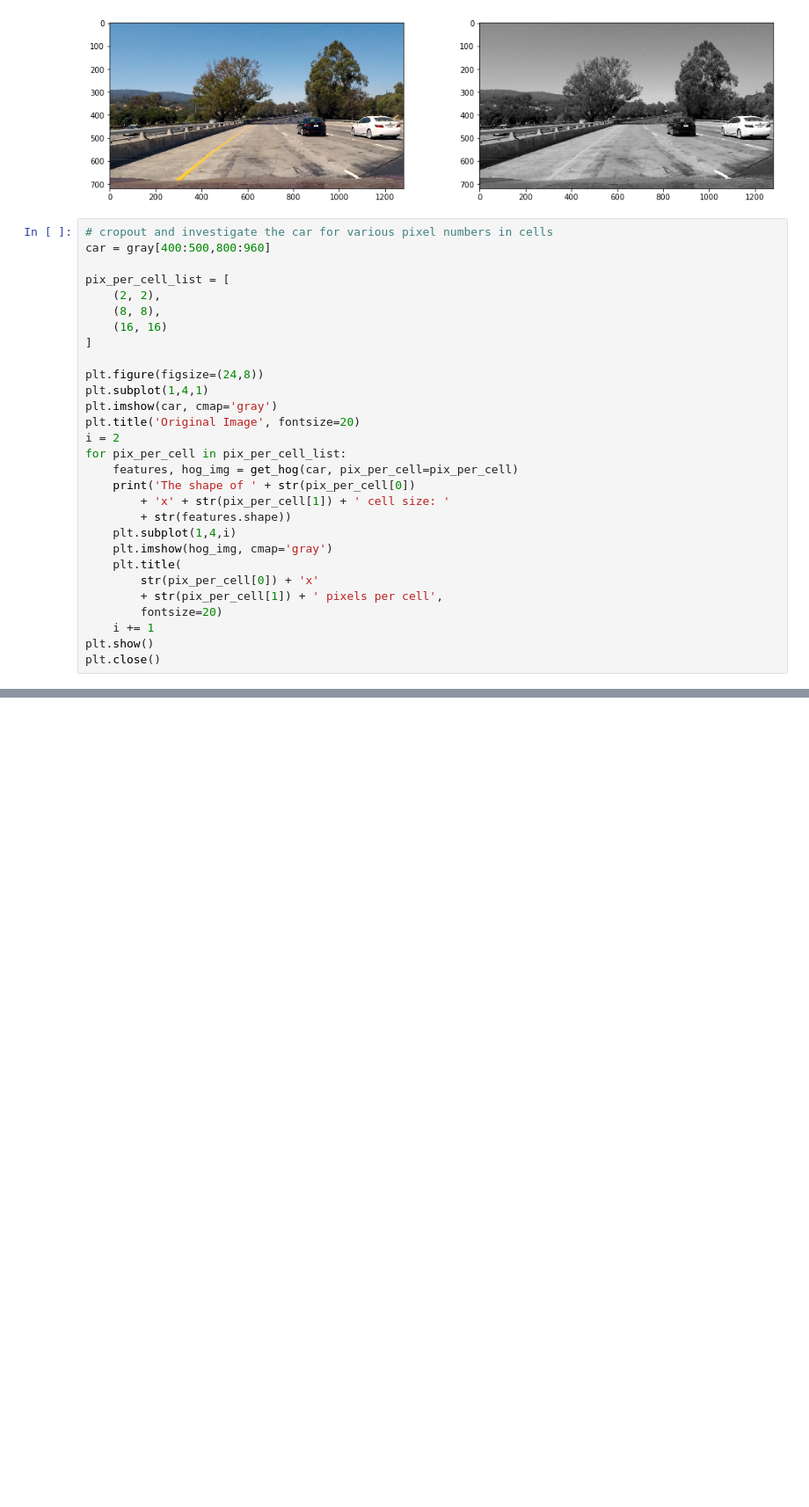
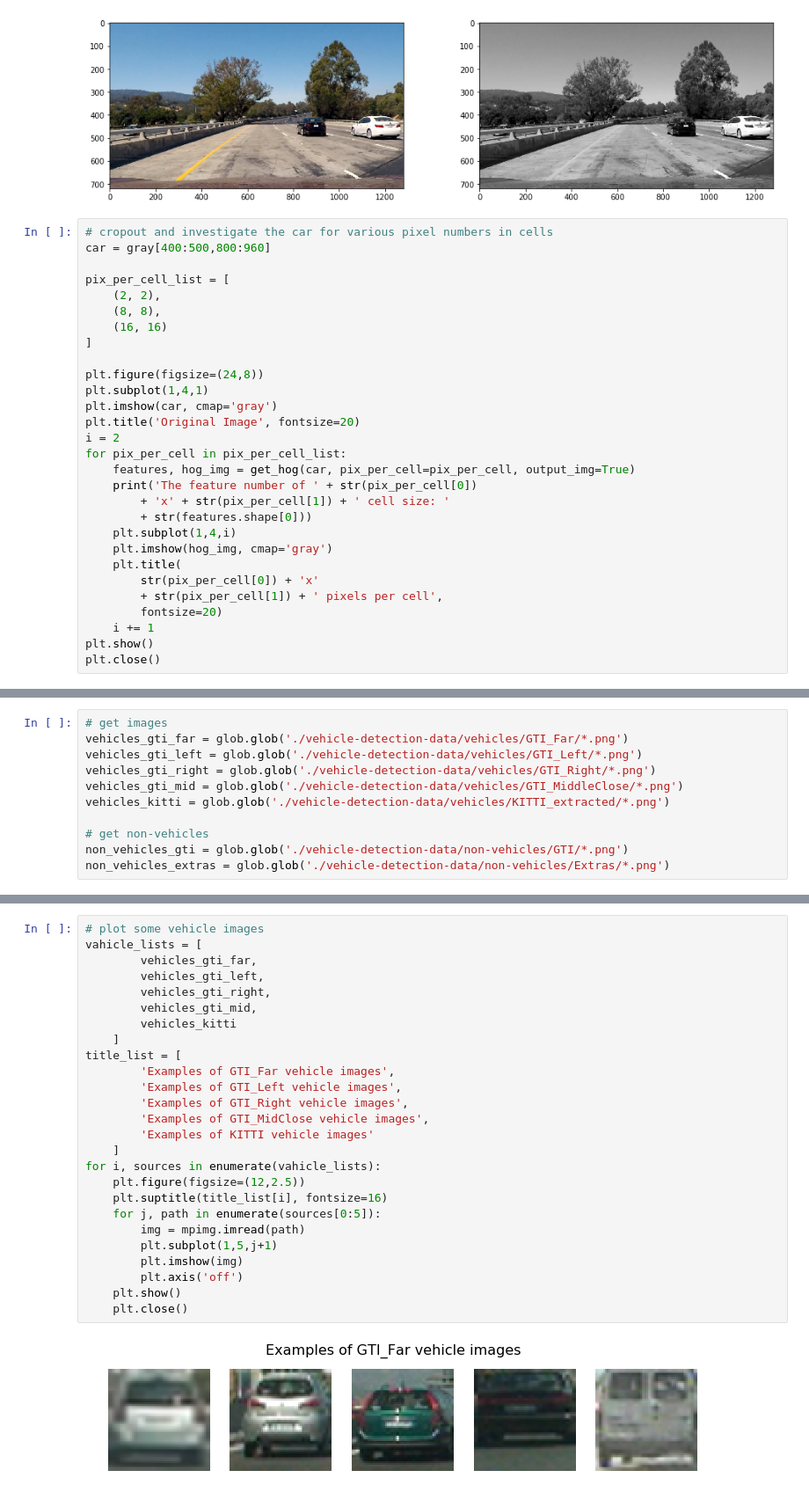
Before and after one commit to musa-atlihan/CarND-Vehicle-Detection, a Jupyter notebook: project-code.ipynb, the cells around one changed output, grey strips where cells are left out. Shown at 88% size. Cells and saved outputs as stored; diff of their text form; blank space fills up the shorter version.

```diff
--- a/project-code.ipynb
+++ b/project-code.ipynb
@@ -68,10 +78,10 @@ plt.imshow(car, cmap='gray')
 plt.title('Original Image', fontsize=20)
 i = 2
 for pix_per_cell in pix_per_cell_list:
-    features, hog_img = get_hog(car, pix_per_cell=pix_per_cell)
-    print('The shape of ' + str(pix_per_cell[0])
+    features, hog_img = get_hog(car, pix_per_cell=pix_per_cell, output_img=True)
+    print('The feature number of ' + str(pix_per_cell[0])
         + 'x' + str(pix_per_cell[1]) + ' cell size: '
-        + str(features.shape))
+        + str(features.shape[0]))
     plt.subplot(1,4,i)
     plt.imshow(hog_img, cmap='gray')
     plt.title(
@@ -90,0 +139,11 @@ The shape of 16x16 cell size: (5, 9, 2, 2, 9)
+# %%
+# get images
+vehicles_gti_far = glob.glob('./vehicle-detection-data/vehicles/GTI_Far/*.png')
+vehicles_gti_left = glob.glob('./vehicle-detection-data/vehicles/GTI_Left/*.png')
+vehicles_gti_right = glob.glob('./vehicle-detection-data/vehicles/GTI_Right/*.png')
+vehicles_gti_mid = glob.glob('./vehicle-detection-data/vehicles/GTI_MiddleClose/*.png')
+vehicles_kitti = glob.glob('./vehicle-detection-data/vehicles/KITTI_extracted/*.png')
+
+# get non-vehicles
+non_vehicles_gti = glob.glob('./vehicle-detection-data/non-vehicles/GTI/*.png')
+non_vehicles_extras = glob.glob('./vehicle-detection-data/non-vehicles/Extras/*.png')
@@ -90,0 +194,28 @@ The shape of 16x16 cell size: (5, 9, 2, 2, 9)
+# %%
+# plot some vehicle images
+vahicle_lists = [
+        vehicles_gti_far,
+        vehicles_gti_left,
+        vehicles_gti_right,
+        vehicles_gti_mid,
+        vehicles_kitti
+    ]
+title_list = [
+        'Examples of GTI_Far vehicle images',
+        'Examples of GTI_Left vehicle images',
+        'Examples of GTI_Right vehicle images',
+        'Examples of GTI_MidClose vehicle images',
+        'Examples of KITTI vehicle images'
+    ]
+for i, sources in enumerate(vahicle_lists):
+    plt.figure(figsize=(12,2.5))
+    plt.suptitle(title_list[i], fontsize=16)
+    for j, path in enumerate(sources[0:5]):
+        img = mpimg.imread(path)
+        plt.subplot(1,5,j+1)
+        plt.imshow(img)
+        plt.axis('off')
+    plt.show()
+    plt.close()
+# %% [output]
+[figure, added]
```
Also changed, not shown: parts of 19 cells of this notebook, 1 other file.
